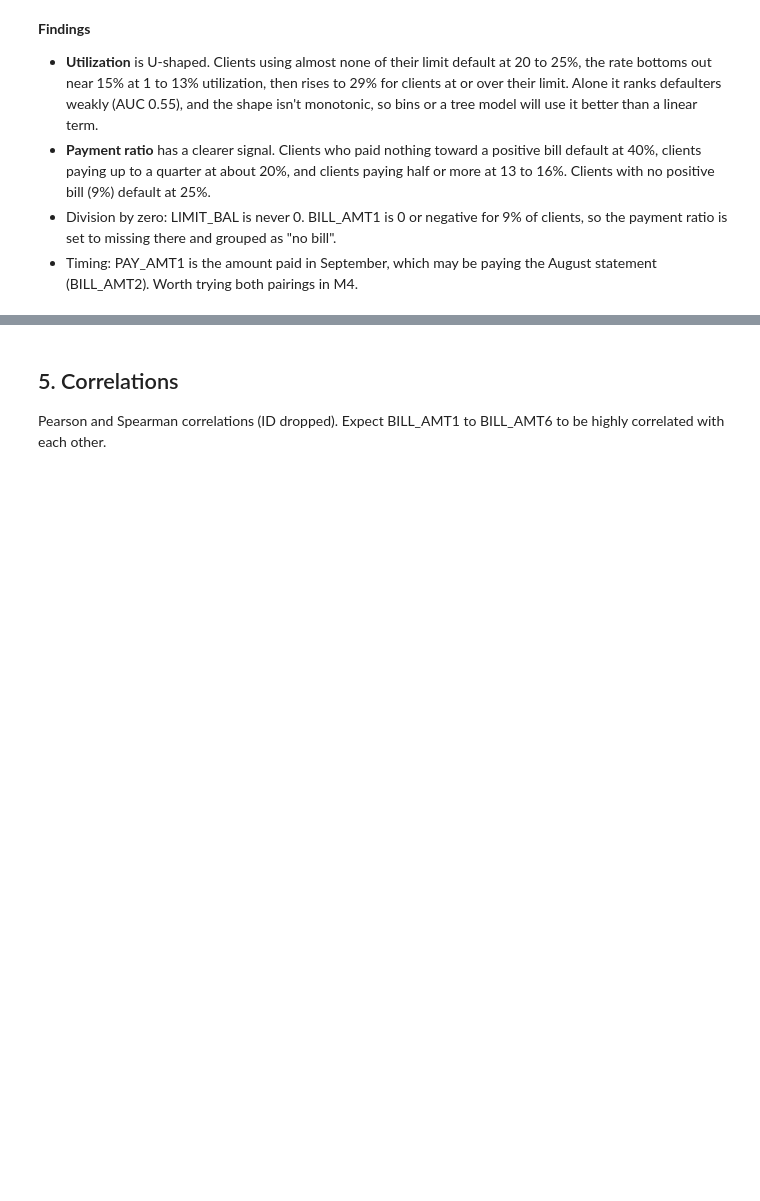
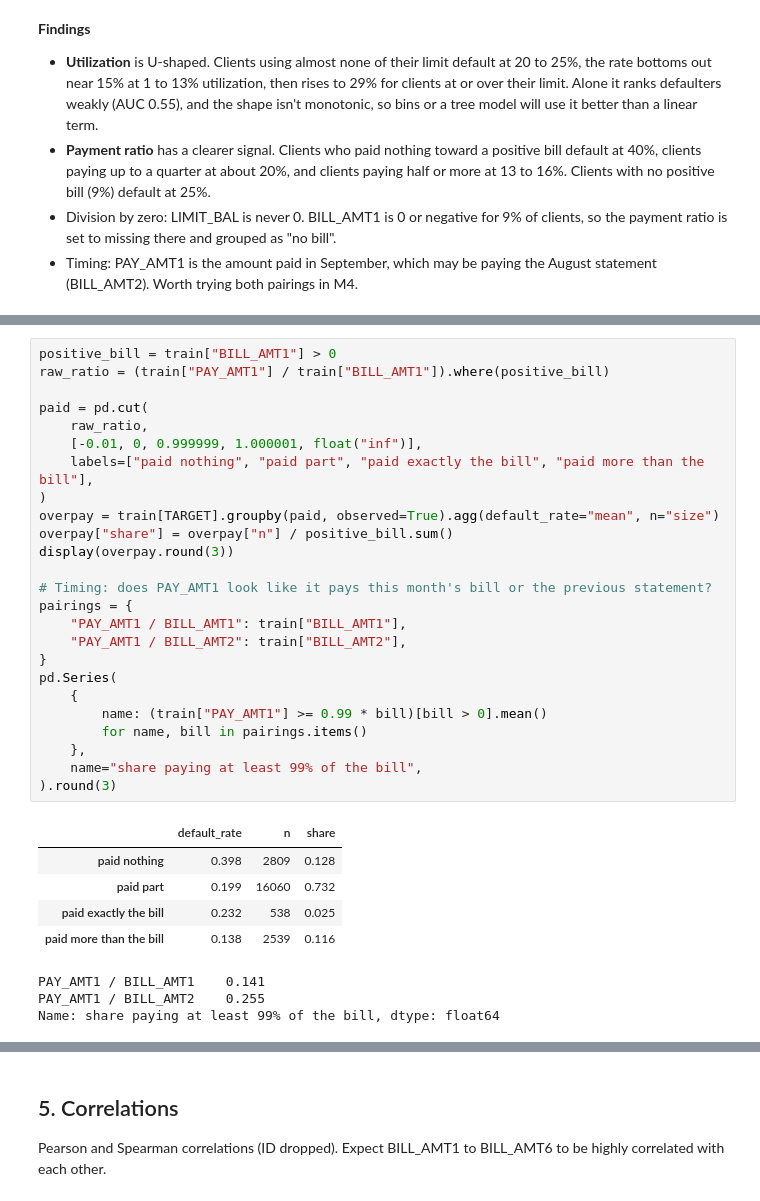
Before and after one commit to iangault/credit-default-risk, a Jupyter notebook: notebooks/01-eda.ipynb, the cells around one changed output, grey strips where cells are left out. Saved outputs shown, nothing was run; the diff lists cells and outputs as text; blank space fills up the shorter version.

Commit message:
EDA: add overpayment and bill-timing check; finalize feature ideas

```diff
--- a/notebooks/01-eda.ipynb
+++ b/notebooks/01-eda.ipynb
@@ -396,0 +401,34 @@ rate_chart(util_groups, "Default rate by utilization decile (BILL_AMT1 / LIMIT_B
+# %%
+positive_bill = train["BILL_AMT1"] > 0
+raw_ratio = (train["PAY_AMT1"] / train["BILL_AMT1"]).where(positive_bill)
+
+paid = pd.cut(
+    raw_ratio,
+    [-0.01, 0, 0.999999, 1.000001, float("inf")],
+    labels=["paid nothing", "paid part", "paid exactly the bill", "paid more than the bill"],
+)
+overpay = train[TARGET].groupby(paid, observed=True).agg(default_rate="mean", n="size")
+overpay["share"] = overpay["n"] / positive_bill.sum()
+display(overpay.round(3))
+
+# Timing: does PAY_AMT1 look like it pays this month's bill or the previous statement?
+pairings = {
+    "PAY_AMT1 / BILL_AMT1": train["BILL_AMT1"],
+    "PAY_AMT1 / BILL_AMT2": train["BILL_AMT2"],
+}
+pd.Series(
+    {
+        name: (train["PAY_AMT1"] >= 0.99 * bill)[bill > 0].mean()
+        for name, bill in pairings.items()
+    },
+    name="share paying at least 99% of the bill",
+).round(3)
+# %% [output]
+|  | default_rate | n | share |
+| paid nothing | 0.398 | 2809 | 0.128 |
+| paid part | 0.199 | 16060 | 0.732 |
+| paid exactly the bill | 0.232 | 538 | 0.025 |
+| paid more than the bill | 0.138 | 2539 | 0.116 |
+PAY_AMT1 / BILL_AMT1    0.141
+PAY_AMT1 / BILL_AMT2    0.255
+Name: share paying at least 99% of the bill, dtype: float64
```
Also changed, not shown: parts of 5 cells of this notebook.
